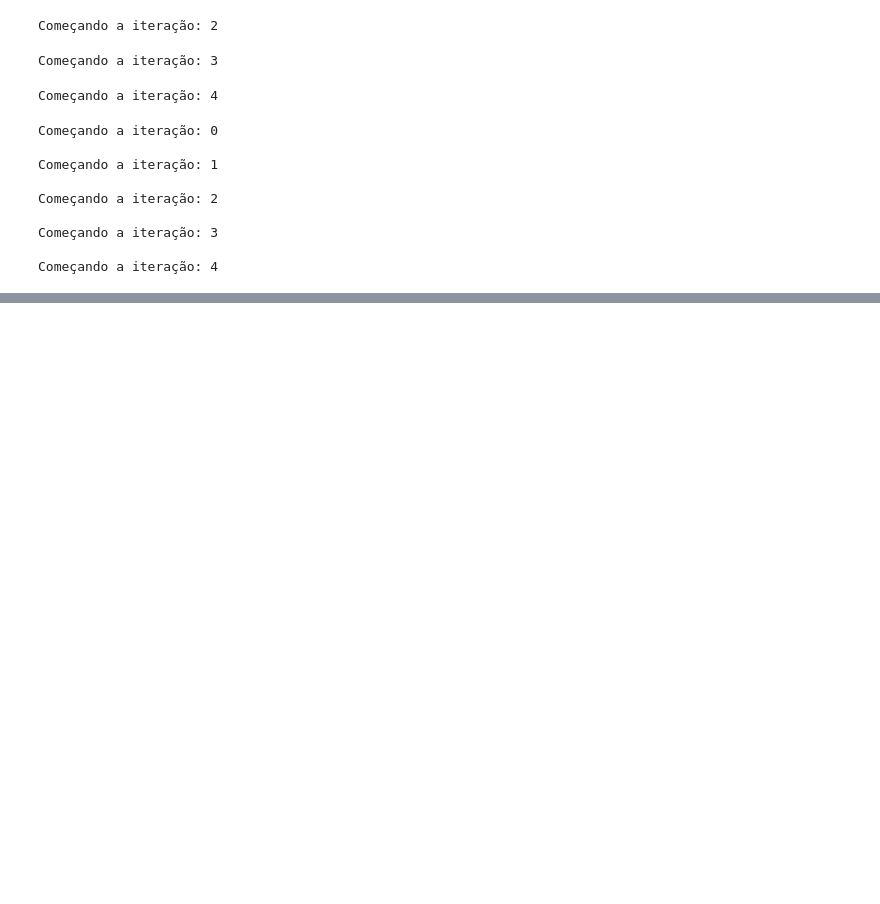
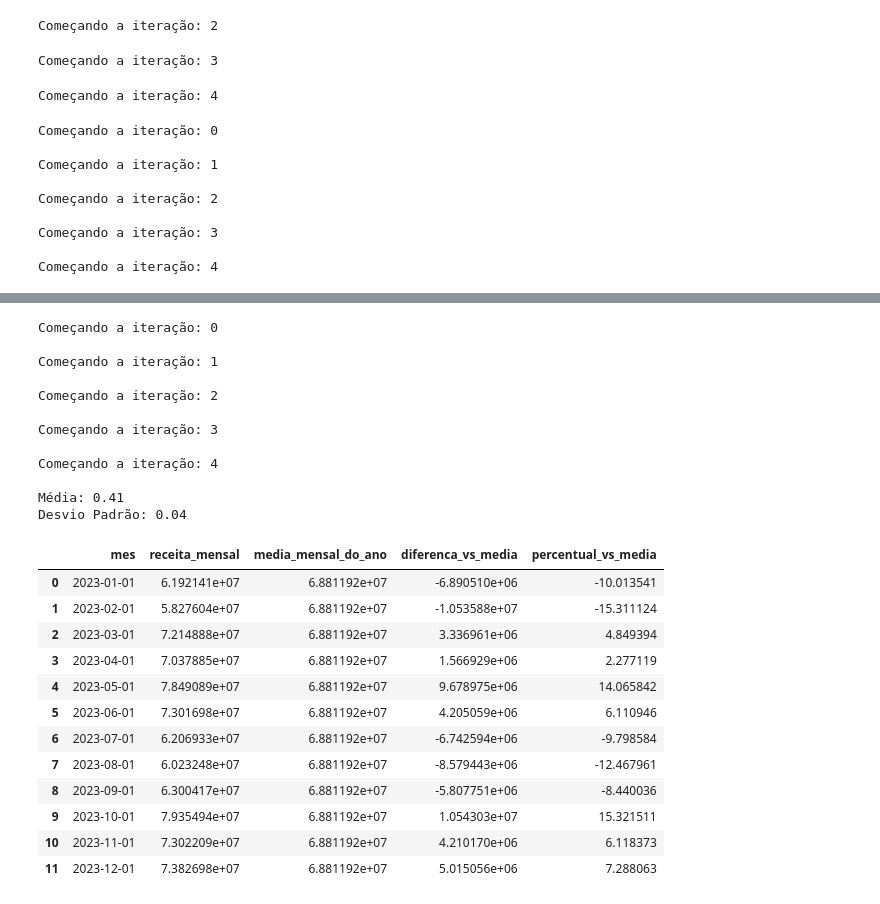
Before and after one commit to zicziczic/OPT004-CienciaDeDados, a Jupyter notebook: Lab3/Lab3_Notebook.ipynb, the cells around one changed output, grey strips where cells are left out. Saved outputs shown, nothing was run; the diff lists cells and outputs as text; code cells hidden in the pictures; blank space fills up the shorter version.

```diff
--- a/Lab3/Lab3_Notebook.ipynb
+++ b/Lab3/Lab3_Notebook.ipynb
@@ -136,6 +140,21 @@ def print_metrics(array):
   print(f"Média: {round(np.mean(array), 2)}")
   print(f"Desvio Padrão: {round(np.std(array), 2)}")
   print("\n")
+# %%
+def benchmark_duckdb_query(query):
+  times = []
+  gc.collect()
+
+  for i in range(5):
+    print(f"Começando a iteração: {i}\n")
+    start = time.perf_counter()
+    df = duckdb.query(query).df()
+    end = time.perf_counter()
+    times.append(end - start)
+    if i < 4:
+      del df
+    gc.collect()
+  return times, df
 # %% [markdown]
 ## Code
 # %%
@@ -377,0 +569,54 @@ csv_times
+# %%
+#Sazonalidade: Comparar receita mensal vs média anual usando window functions
+query4 =f"""
+  WITH ReceitaMensal AS (
+    SELECT
+        DATE_TRUNC('month', tpep_dropoff_datetime) AS mes,
+        SUM(total_amount) AS receita_mensal
+    FROM
+        '{path}'
+    GROUP BY
+        mes
+)
+SELECT
+    mes,
+    receita_mensal,
+    AVG(receita_mensal) OVER (PARTITION BY EXTRACT(year FROM mes)) AS media_mensal_do_ano,
+
+    (receita_mensal - AVG(receita_mensal) OVER (PARTITION BY EXTRACT(year FROM mes))) AS diferenca_vs_media,
+
+    ((receita_mensal / AVG(receita_mensal) OVER (PARTITION BY EXTRACT(year FROM mes))) - 1) * 100 AS percentual_vs_media
+FROM
+    ReceitaMensal
+ORDER BY
+    mes;
+"""
+times4, df4 = benchmark_duckdb_query(query4)
+print_metrics(times4)
+df4
+# %% [output]
+Começando a iteração: 0
+
+Começando a iteração: 1
+
+Começando a iteração: 2
+
+Começando a iteração: 3
+
+Começando a iteração: 4
+
+Média: 0.41
+Desvio Padrão: 0.04
+|  | mes | receita_mensal | media_mensal_do_ano | diferenca_vs_media | percentual_vs_media |
+| 0 | 2023-01-01 | 6.192141e+07 | 6.881192e+07 | -6.890510e+06 | -10.013541 |
+| 1 | 2023-02-01 | 5.827604e+07 | 6.881192e+07 | -1.053588e+07 | -15.311124 |
+| 2 | 2023-03-01 | 7.214888e+07 | 6.881192e+07 | 3.336961e+06 | 4.849394 |
+| 3 | 2023-04-01 | 7.037885e+07 | 6.881192e+07 | 1.566929e+06 | 2.277119 |
+| 4 | 2023-05-01 | 7.849089e+07 | 6.881192e+07 | 9.678975e+06 | 14.065842 |
+| 5 | 2023-06-01 | 7.301698e+07 | 6.881192e+07 | 4.205059e+06 | 6.110946 |
+| 6 | 2023-07-01 | 6.206933e+07 | 6.881192e+07 | -6.742594e+06 | -9.798584 |
+| 7 | 2023-08-01 | 6.023248e+07 | 6.881192e+07 | -8.579443e+06 | -12.467961 |
+| 8 | 2023-09-01 | 6.300417e+07 | 6.881192e+07 | -5.807751e+06 | -8.440036 |
+| 9 | 2023-10-01 | 7.935494e+07 | 6.881192e+07 | 1.054303e+07 | 15.321511 |
+| 10 | 2023-11-01 | 7.302209e+07 | 6.881192e+07 | 4.210170e+06 | 6.118373 |
+| 11 | 2023-12-01 | 7.382698e+07 | 6.881192e+07 | 5.015056e+06 | 7.288063 |
```
Also changed, not shown: parts of 16 cells of this notebook.
